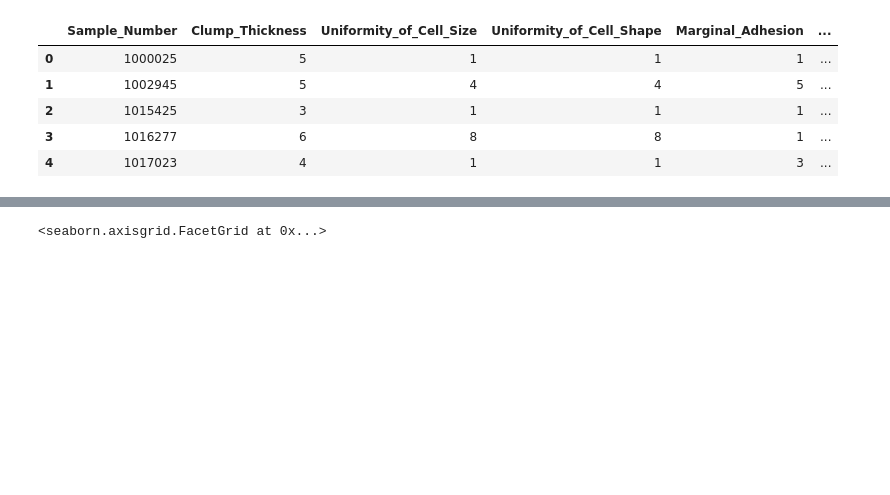
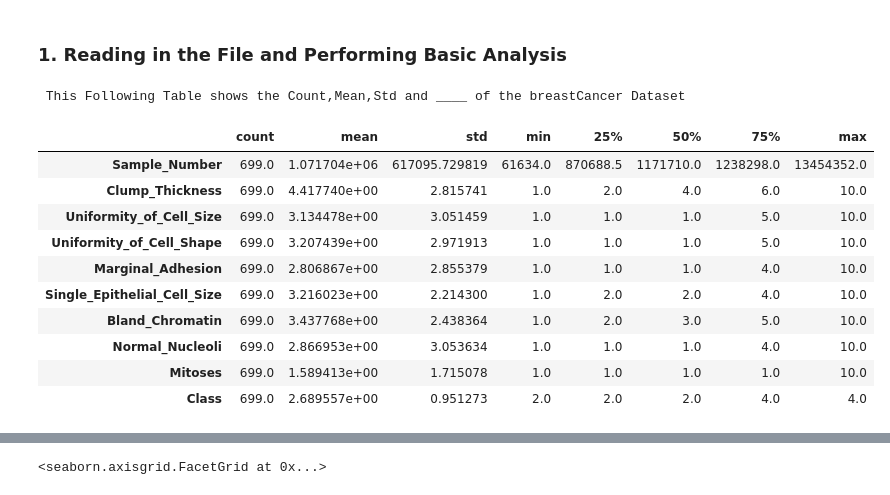
Before and after one commit to keady-r/Statistics, a Jupyter notebook: BreastCancer_Analysis.ipynb, the cells around one changed output, grey strips where cells are left out. Saved outputs shown, nothing was run; the diff lists cells and outputs as text; code cells hidden in the pictures; blank space fills up the shorter version.

```diff
--- a/BreastCancer_Analysis.ipynb
+++ b/BreastCancer_Analysis.ipynb
@@ -6,15 +6,23 @@ sys.path.insert(1, 'SetUp/')
 import PackageInstall
 
 from PackageInstall import *
+# %% [markdown]
+### 1. Reading in the File and Performing Basic Analysis
 # %%
 breastCancerData = pd.read_csv('data/bcw.csv')
+print("\n This Following Table shows the Count,Mean,Std and ____ of the breastCancer Dataset\n")
+breastCancerData.describe().T
+# %% [output]
+ This Following Table shows the Count,Mean,Std and ____ of the breastCancer Dataset
+|  | count | mean | std | min | 25% | 50% | 75% | max |
+| Sample_Number | 699.0 | 1.071704e+06 | 617095.729819 | 61634.0 | 870688.5 | 1171710.0 | 1238298.0 | 13454352.0 |
+| Clump_Thickness | 699.0 | 4.417740e+00 | 2.815741 | 1.0 | 2.0 | 4.0 | 6.0 | 10.0 |
+| Uniformity_of_Cell_Size | 699.0 | 3.134478e+00 | 3.051459 | 1.0 | 1.0 | 1.0 | 5.0 | 10.0 |
+| Uniformity_of_Cell_Shape | 699.0 | 3.207439e+00 | 2.971913 | 1.0 | 1.0 | 1.0 | 5.0 | 10.0 |
+| Marginal_Adhesion | 699.0 | 2.806867e+00 | 2.855379 | 1.0 | 1.0 | 1.0 | 4.0 | 10.0 |
+| Single_Epithelial_Cell_Size | 699.0 | 3.216023e+00 | 2.214300 | 1.0 | 2.0 | 2.0 | 4.0 | 10.0 |
+| Bland_Chromatin | 699.0 | 3.437768e+00 | 2.438364 | 1.0 | 2.0 | 3.0 | 5.0 | 10.0 |
+| Normal_Nucleoli | 699.0 | 2.866953e+00 | 3.053634 | 1.0 | 1.0 | 1.0 | 4.0 | 10.0 |
+| Mitoses | 699.0 | 1.589413e+00 | 1.715078 | 1.0 | 1.0 | 1.0 | 1.0 | 10.0 |
+| Class | 699.0 | 2.689557e+00 | 0.951273 | 2.0 | 2.0 | 2.0 | 4.0 | 4.0 |
-# %%
-breastCancerData.head(5)
-# %% [output]
-|  | Sample_Number | Clump_Thickness | Uniformity_of_Cell_Size | Uniformity_of_Cell_Shape | Marginal_Adhesion | ... |
-| 0 | 1000025 | 5 | 1 | 1 | 1 | ... |
-| 1 | 1002945 | 5 | 4 | 4 | 5 | ... |
-| 2 | 1015425 | 3 | 1 | 1 | 1 | ... |
-| 3 | 1016277 | 6 | 8 | 8 | 1 | ... |
-| 4 | 1017023 | 4 | 1 | 1 | 3 | ... |
 # %%
```
Also changed, not shown: parts of 18 cells of this notebook, 2 other files.
